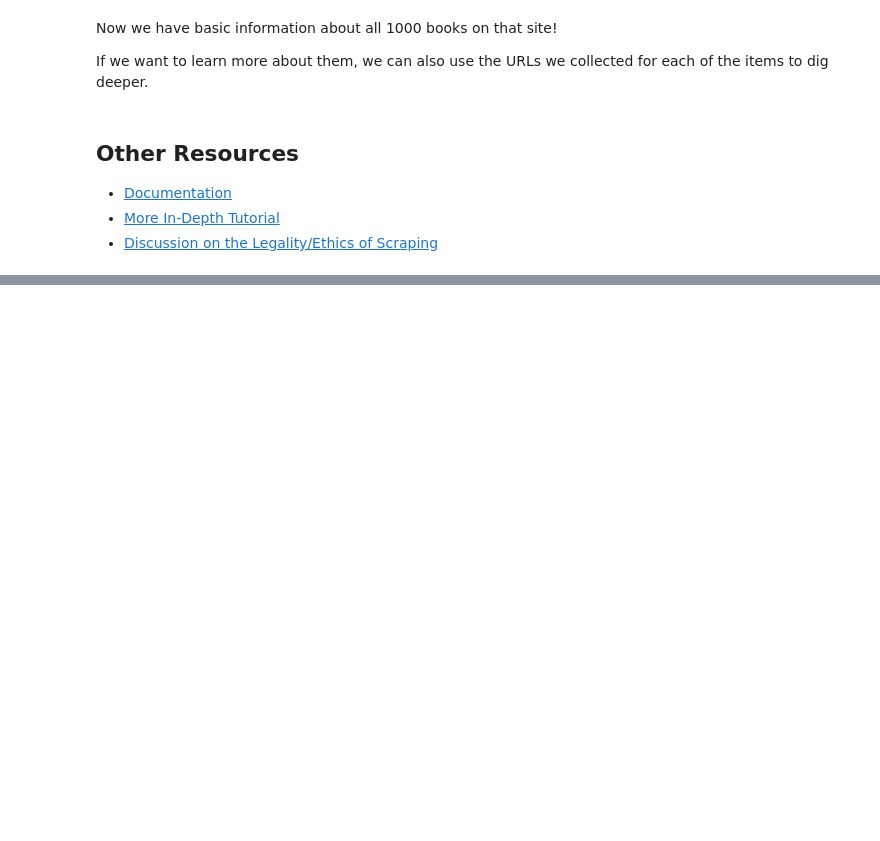
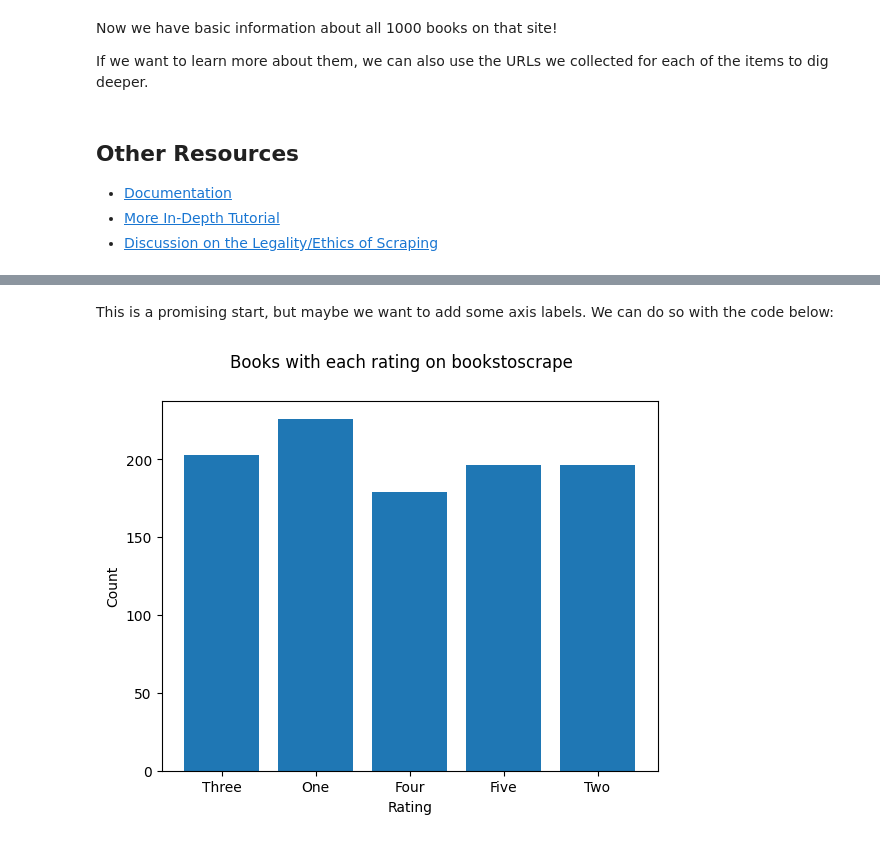
Before and after one commit to harvard-digital-history/Introduction-to-Python, a Jupyter notebook: Other/pandas_beautifulsoup.ipynb, the cells around one changed output, grey strips where cells are left out. Saved outputs shown, nothing was run; the diff lists cells and outputs as text; code cells hidden in the pictures; blank space fills up the shorter version.

```diff
--- a/Other/pandas_beautifulsoup.ipynb
+++ b/Other/pandas_beautifulsoup.ipynb
@@ -659,0 +682,10 @@ If we want to learn more about them, we can also use the URLs we collected for e
+# %% [markdown]
+This is a promising start, but maybe we want to add some axis labels. We can do so with the code below:
+# %%
+plt.bar(rating_counts.keys(), rating_counts.values())
+plt.suptitle('Books with each rating on bookstoscrape') #Defines a title above the plot
+plt.xlabel('Rating') #Defines the x-axis label
+plt.ylabel('Count') #Defines the y-axis label
+plt.show()
+# %% [output]
+[figure, added]
```
Also changed, not shown: parts of 9 cells of this notebook.
